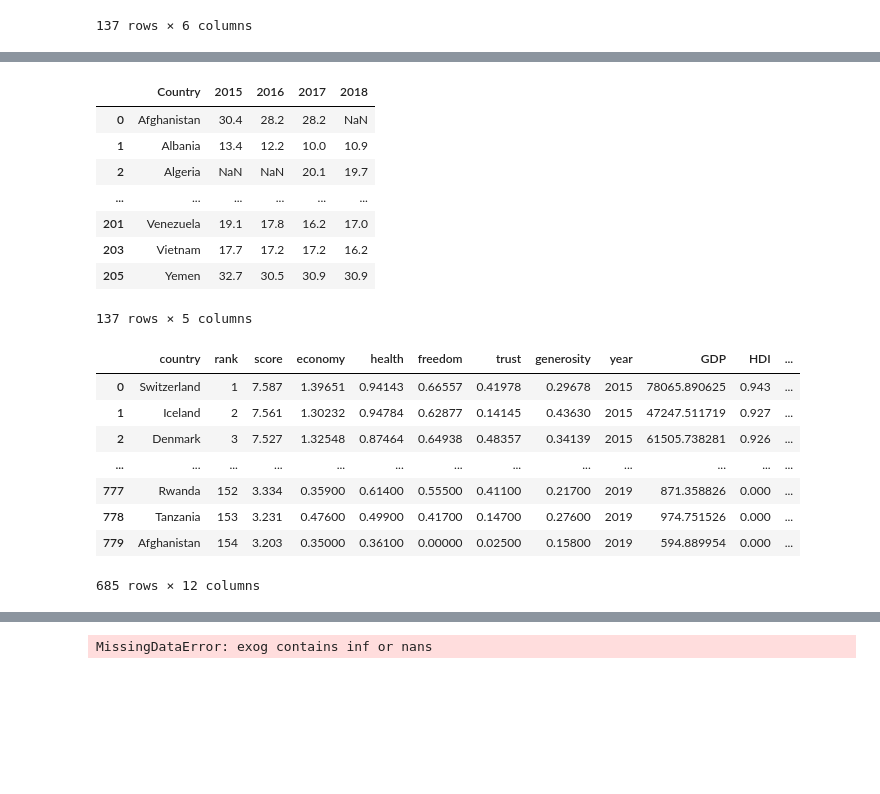
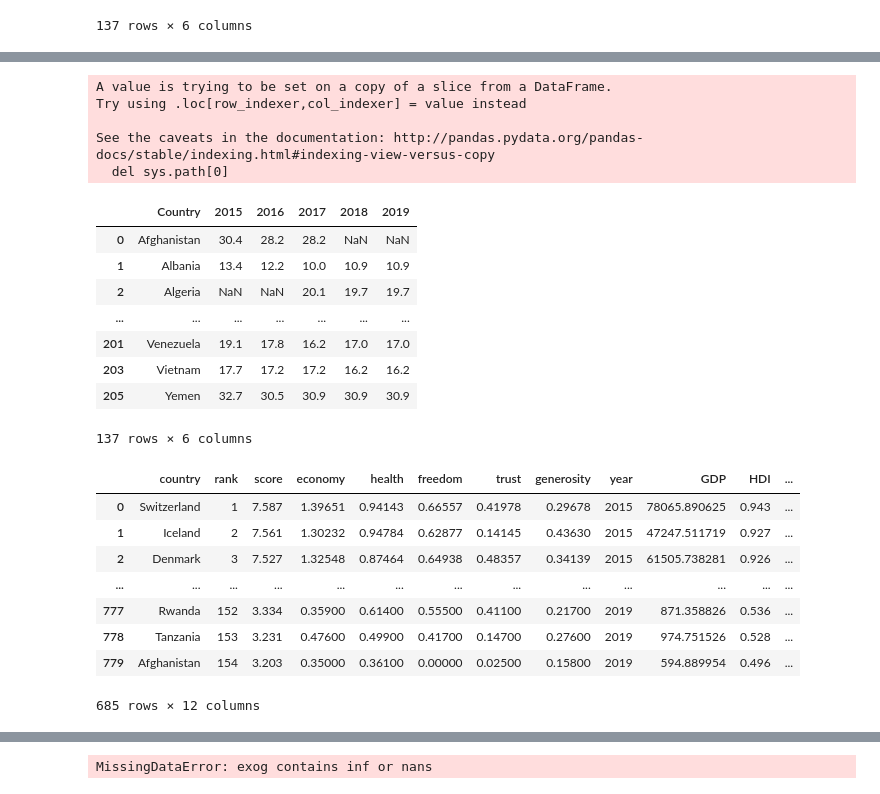
Before and after one commit to raulniit/IDS2020, a Jupyter notebook: IDS2020_project_anna.ipynb, the cells around one changed output, grey strips where cells are left out. Saved outputs shown, nothing was run; the diff lists cells and outputs as text; code cells hidden in the pictures; blank space fills up the shorter version.

```diff
--- a/IDS2020_project_anna.ipynb
+++ b/IDS2020_project_anna.ipynb
@@ -200,26 +184,33 @@ KeyboardInterrupt:
 # %%
 inequality_df = pd.read_csv("inequality.csv", delimiter=";")
 
 riigid = happy3["country"].unique().tolist()
 inequality = inequality_df[inequality_df['Country'].isin(riigid)]
 inequality
 
 # Uurime mis välja jäid
 riigid2 = inequality["Country"].tolist()
 valja = set(riigid).difference(set(riigid2))
 valja
 
+# let's use 2018 data for 2019, as 2019 is missing
+inequality["2019"] = inequality["2018"]
 inequality
 # %% [output]
+A value is trying to be set on a copy of a slice from a DataFrame.
+Try using .loc[row_indexer,col_indexer] = value instead
+
+See the caveats in the documentation: http://pandas.pydata.org/pandas-docs/stable/indexing.html#indexing-view-versus-copy
+  del sys.path[0]
-|  | Country | 2015 | 2016 | 2017 | 2018 |
-| 0 | Afghanistan | 30.4 | 28.2 | 28.2 | NaN |
-| 1 | Albania | 13.4 | 12.2 | 10.0 | 10.9 |
-| 2 | Algeria | NaN | NaN | 20.1 | 19.7 |
-| ... | ... | ... | ... | ... | ... |
-| 201 | Venezuela | 19.1 | 17.8 | 16.2 | 17.0 |
-| 203 | Vietnam | 17.7 | 17.2 | 17.2 | 16.2 |
-| 205 | Yemen | 32.7 | 30.5 | 30.9 | 30.9 |
+|  | Country | 2015 | 2016 | 2017 | 2018 | 2019 |
+| 0 | Afghanistan | 30.4 | 28.2 | 28.2 | NaN | NaN |
+| 1 | Albania | 13.4 | 12.2 | 10.0 | 10.9 | 10.9 |
+| 2 | Algeria | NaN | NaN | 20.1 | 19.7 | 19.7 |
+| ... | ... | ... | ... | ... | ... | ... |
+| 201 | Venezuela | 19.1 | 17.8 | 16.2 | 17.0 | 17.0 |
+| 203 | Vietnam | 17.7 | 17.2 | 17.2 | 16.2 | 16.2 |
+| 205 | Yemen | 32.7 | 30.5 | 30.9 | 30.9 | 30.9 |
-137 rows × 5 columns
+137 rows × 6 columns
 # %%
 # Ühendame inequality ja happy andmestikud
 happy4 = happy3[happy3['country'].isin(inequality["Country"].tolist())]
@@ -227,7 +218,7 @@ happy4["inequality"] = 0
 for i in range(0, happy4.shape[0]):
     aasta = happy4.iloc[i, 8]
     riik = happy4.iloc[i, 0]
-    aasta_andmed = HDI[["Country", str(aasta)]]
+    aasta_andmed = inequality[["Country", str(aasta)]]
     rida = aasta_andmed[aasta_andmed["Country"] == riik]
     happy4.iloc[i, 11] = float(rida[str(aasta)])
 happy4
@@ -237,7 +228,7 @@ happy4
 | 1 | Iceland | 2 | 7.561 | 1.30232 | 0.94784 | 0.62877 | 0.14145 | 0.43630 | 2015 | 47247.511719 | 0.927 | ... |
 | 2 | Denmark | 3 | 7.527 | 1.32548 | 0.87464 | 0.64938 | 0.48357 | 0.34139 | 2015 | 61505.738281 | 0.926 | ... |
 | ... | ... | ... | ... | ... | ... | ... | ... | ... | ... | ... | ... | ... |
-| 777 | Rwanda | 152 | 3.334 | 0.35900 | 0.61400 | 0.55500 | 0.41100 | 0.21700 | 2019 | 871.358826 | 0.000 | ... |
-| 778 | Tanzania | 153 | 3.231 | 0.47600 | 0.49900 | 0.41700 | 0.14700 | 0.27600 | 2019 | 974.751526 | 0.000 | ... |
-| 779 | Afghanistan | 154 | 3.203 | 0.35000 | 0.36100 | 0.00000 | 0.02500 | 0.15800 | 2019 | 594.889954 | 0.000 | ... |
+| 777 | Rwanda | 152 | 3.334 | 0.35900 | 0.61400 | 0.55500 | 0.41100 | 0.21700 | 2019 | 871.358826 | 0.536 | ... |
+| 778 | Tanzania | 153 | 3.231 | 0.47600 | 0.49900 | 0.41700 | 0.14700 | 0.27600 | 2019 | 974.751526 | 0.528 | ... |
+| 779 | Afghanistan | 154 | 3.203 | 0.35000 | 0.36100 | 0.00000 | 0.02500 | 0.15800 | 2019 | 594.889954 | 0.496 | ... |
 685 rows × 12 columns
```
Also changed, not shown: parts of 5 cells of this notebook.
